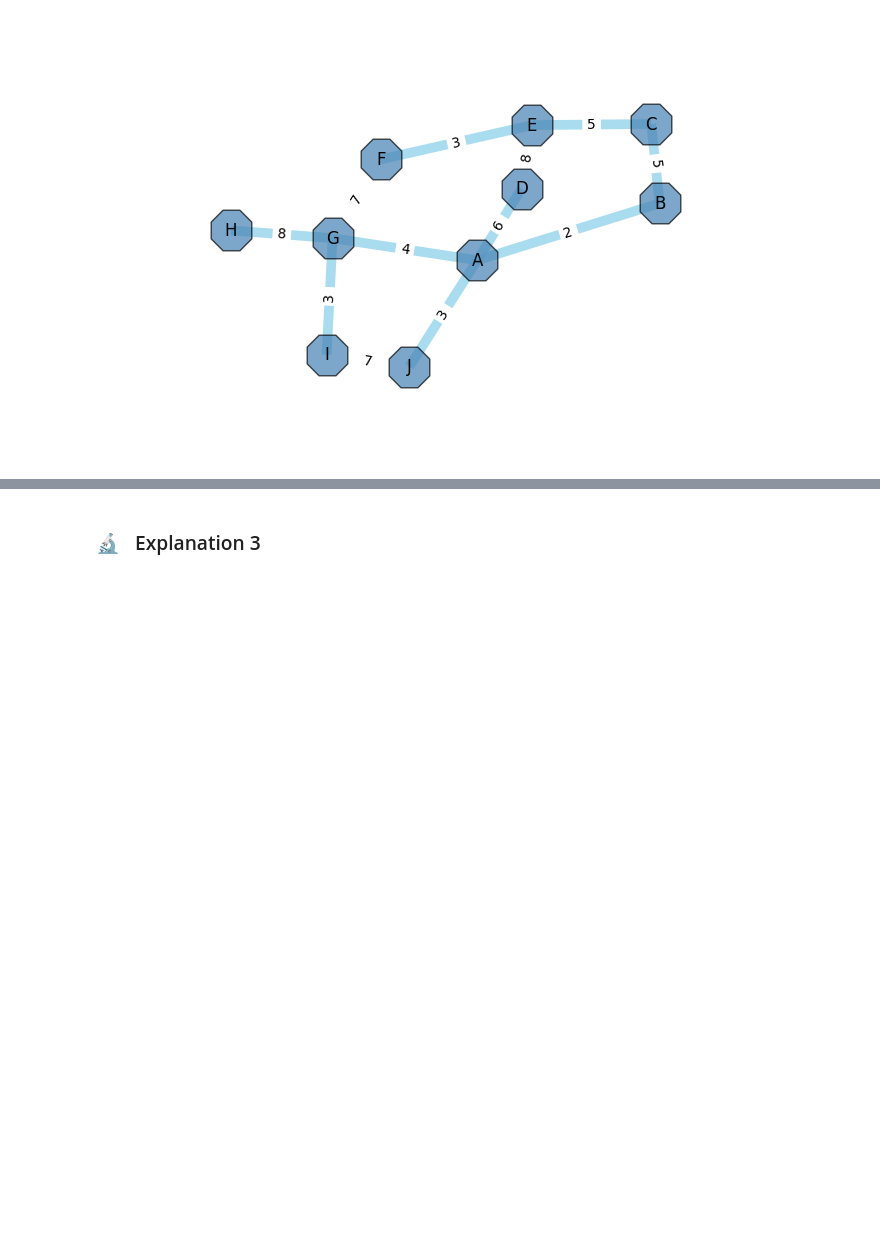
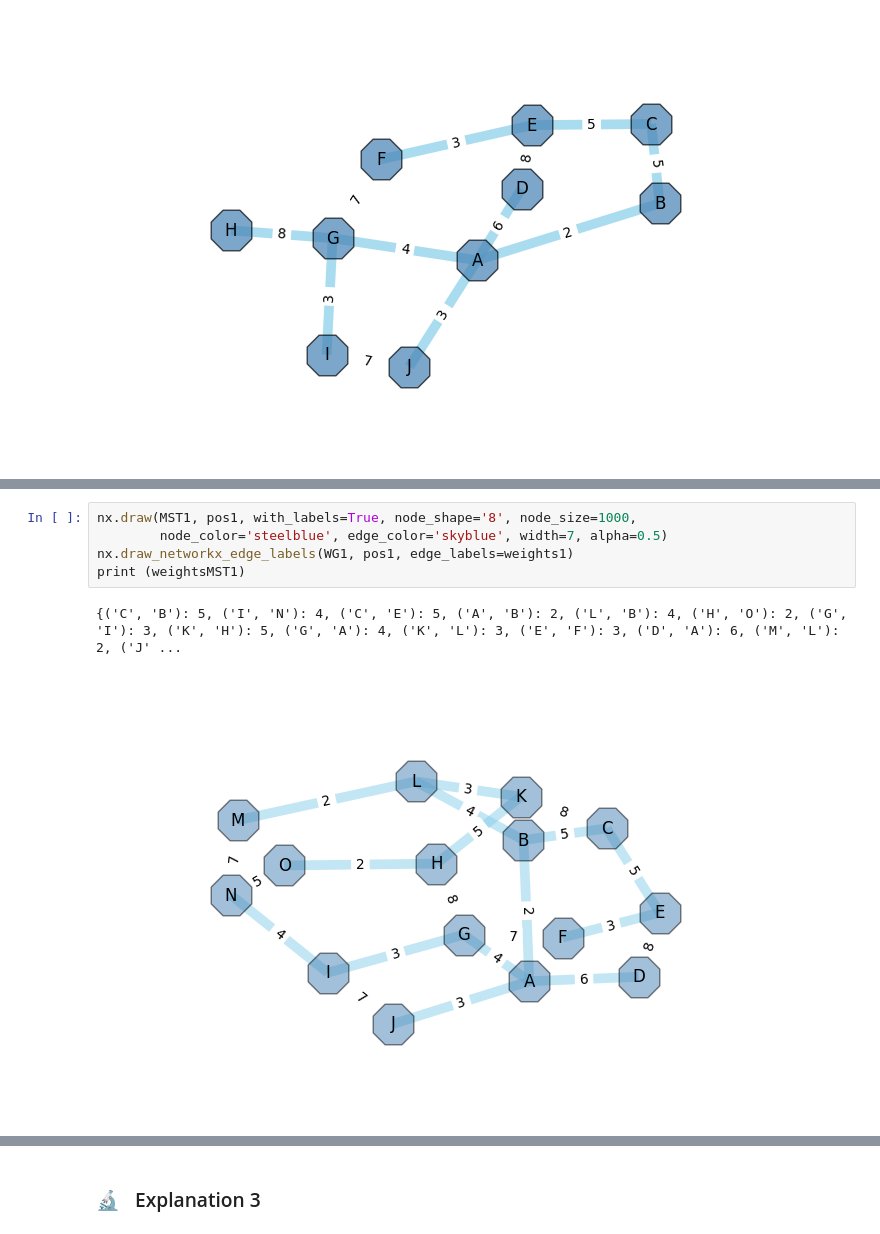
Before and after one commit to OlgaBelitskaya/resume-builder, a Jupyter notebook: Udacity_Technical_Interview_Practice_Project.ipynb, the cells around one changed output, grey strips where cells are left out. Drawn from its saved outputs; the diff is of its cells as text; blank space fills up the shorter version.

```diff
--- a/Udacity_Technical_Interview_Practice_Project.ipynb
+++ b/Udacity_Technical_Interview_Practice_Project.ipynb
@@ -224,0 +260,8 @@ print (weightsMST)
+# %%
+nx.draw(MST1, pos1, with_labels=True, node_shape='8', node_size=1000,
+        node_color='steelblue', edge_color='skyblue', width=7, alpha=0.5)
+nx.draw_networkx_edge_labels(WG1, pos1, edge_labels=weights1)
+print (weightsMST1)
+# %% [output]
+{('C', 'B'): 5, ('I', 'N'): 4, ('C', 'E'): 5, ('A', 'B'): 2, ('L', 'B'): 4, ('H', 'O'): 2, ('G', 'I'): 3, ('K', 'H'): 5, ('G', 'A'): 4, ('K', 'L'): 3, ('E', 'F'): 3, ('D', 'A'): 6, ('M', 'L'): 2, ('J' ...
+[figure, added]
```
Also changed, not shown: parts of 10 cells of this notebook, 2 other files.
